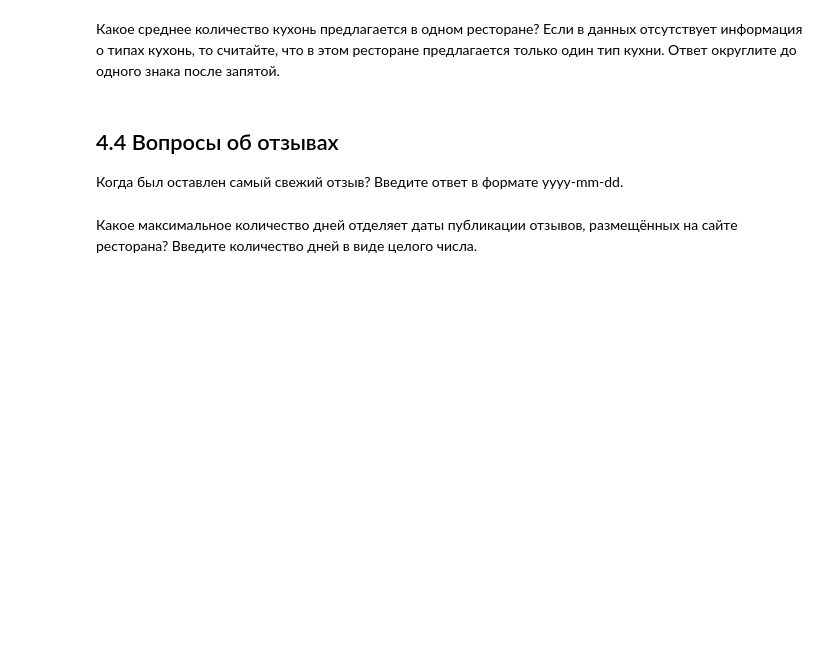
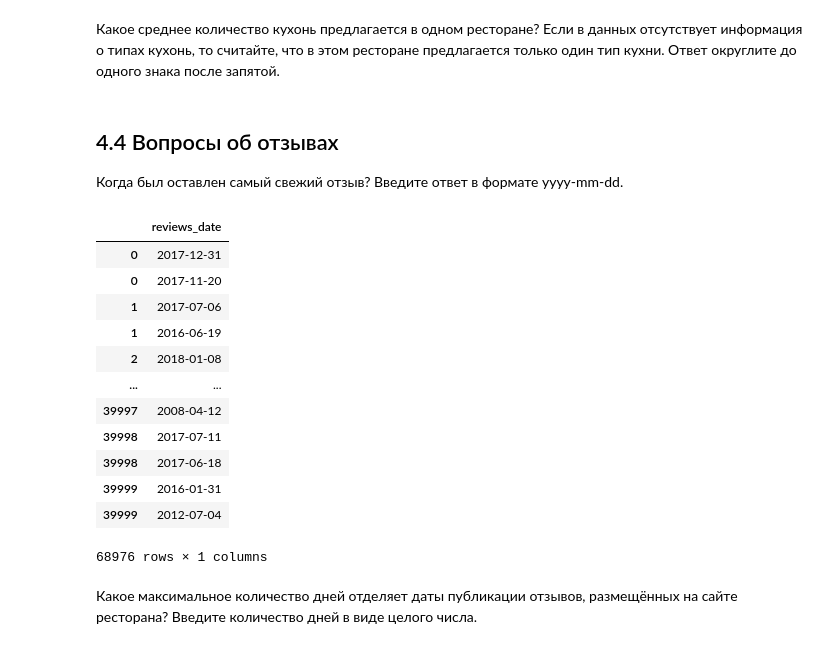
Before and after one commit to Ruslan-Lis/Skill_Factory, a Jupyter notebook: module_3/Project_3_R-Lisin.ipynb, the cells around one changed output. Cells and saved outputs as stored; diff of their text form; code cells hidden in the pictures; blank space fills up the shorter version.

```diff
--- a/module_3/Project_3_R-Lisin.ipynb
+++ b/module_3/Project_3_R-Lisin.ipynb
@@ -229,6 +329,22 @@ df['reviews_date'] = df.reviews.apply(lambda x: pattern.findall(str(x)))
 # %%
 r_date = pd.DataFrame(df.reviews_date.explode())
 r_date.reviews_date = pd.to_datetime(r_date.reviews_date)
+# %%
+r_date
+# %% [output]
+|  | reviews_date |
+| 0 | 2017-12-31 |
+| 0 | 2017-11-20 |
+| 1 | 2017-07-06 |
+| 1 | 2016-06-19 |
+| 2 | 2018-01-08 |
+| ... | ... |
+| 39997 | 2008-04-12 |
+| 39998 | 2017-07-11 |
+| 39998 | 2017-06-18 |
+| 39999 | 2016-01-31 |
+| 39999 | 2012-07-04 |
+68976 rows × 1 columns
 # %% [markdown]
 Какое максимальное количество дней отделяет даты публикации отзывов, размещённых на сайте ресторана? Введите количество дней в виде целого числа.
 # %%
```
Also changed, not shown: parts of 30 cells of this notebook, 1 other file.
